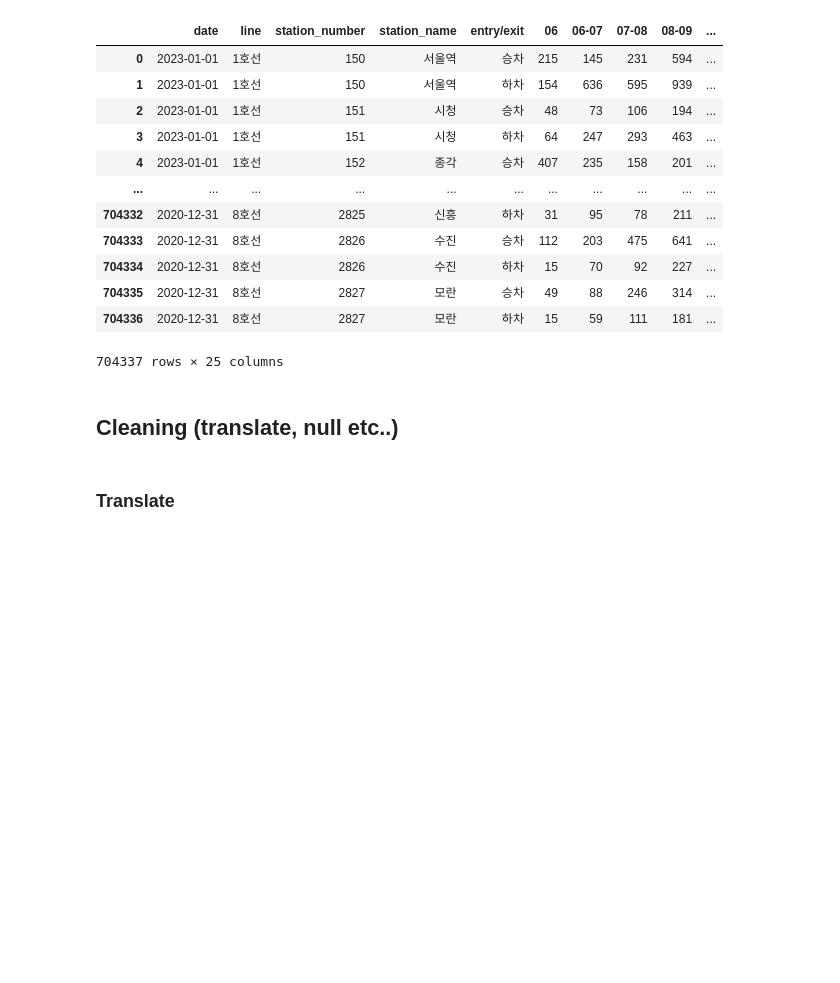
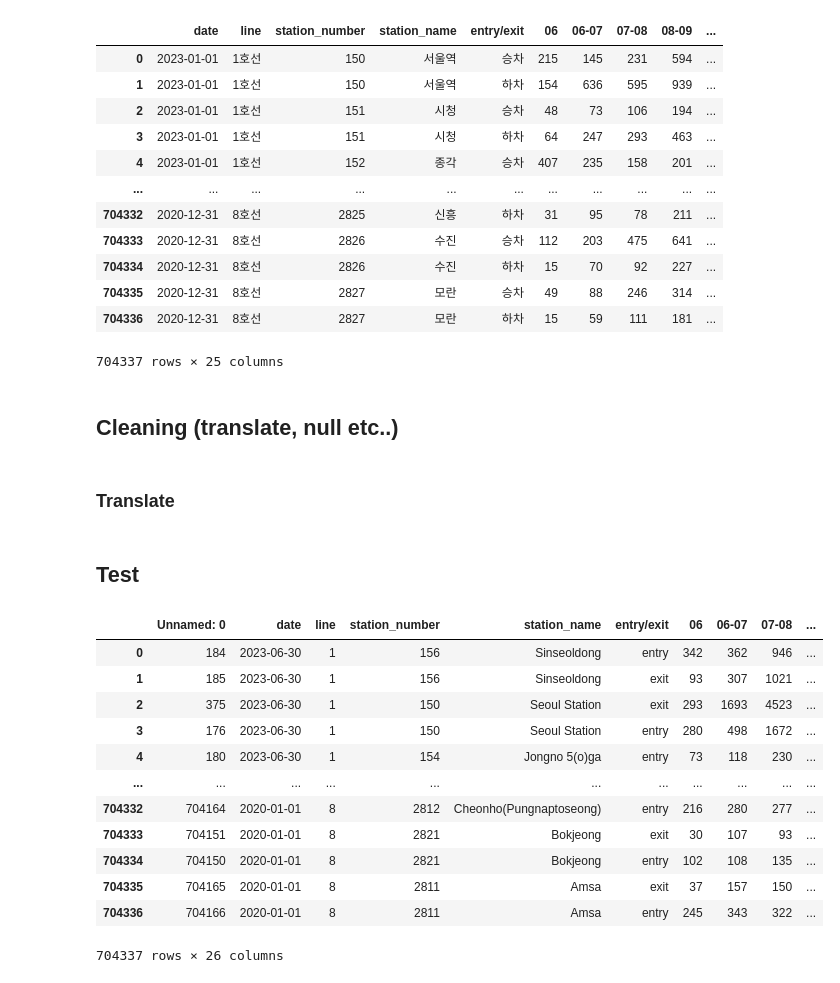
Before and after one commit to Arizona3000/metro_seoul, a Jupyter notebook: notebooks/data_import_vic.ipynb, the cells around one changed output. Cells and saved outputs as stored; diff of their text form; code cells hidden in the pictures; blank space fills up the shorter version.

```diff
--- a/notebooks/data_import_vic.ipynb
+++ b/notebooks/data_import_vic.ipynb
@@ -92,3 +92,5 @@ total_crowd
 ## Cleaning (translate, null etc..)
 # %% [markdown]
 ### Translate
+# %% [markdown]
+## Test
@@ -94,0 +99,16 @@ total_crowd
+# %%
+df
+# %% [output]
+|  | Unnamed: 0 | date | line | station_number | station_name | entry/exit | 06 | 06-07 | 07-08 | ... |
+| 0 | 184 | 2023-06-30 | 1 | 156 | Sinseoldong | entry | 342 | 362 | 946 | ... |
+| 1 | 185 | 2023-06-30 | 1 | 156 | Sinseoldong | exit | 93 | 307 | 1021 | ... |
+| 2 | 375 | 2023-06-30 | 1 | 150 | Seoul Station | exit | 293 | 1693 | 4523 | ... |
+| 3 | 176 | 2023-06-30 | 1 | 150 | Seoul Station | entry | 280 | 498 | 1672 | ... |
+| 4 | 180 | 2023-06-30 | 1 | 154 | Jongno 5(o)ga | entry | 73 | 118 | 230 | ... |
+| ... | ... | ... | ... | ... | ... | ... | ... | ... | ... | ... |
+| 704332 | 704164 | 2020-01-01 | 8 | 2812 | Cheonho(Pungnaptoseong) | entry | 216 | 280 | 277 | ... |
+| 704333 | 704151 | 2020-01-01 | 8 | 2821 | Bokjeong | exit | 30 | 107 | 93 | ... |
+| 704334 | 704150 | 2020-01-01 | 8 | 2821 | Bokjeong | entry | 102 | 108 | 135 | ... |
+| 704335 | 704165 | 2020-01-01 | 8 | 2811 | Amsa | exit | 37 | 157 | 150 | ... |
+| 704336 | 704166 | 2020-01-01 | 8 | 2811 | Amsa | entry | 245 | 343 | 322 | ... |
+704337 rows × 26 columns
```
Also changed, not shown: parts of 3 cells of this notebook, 1 other file.
